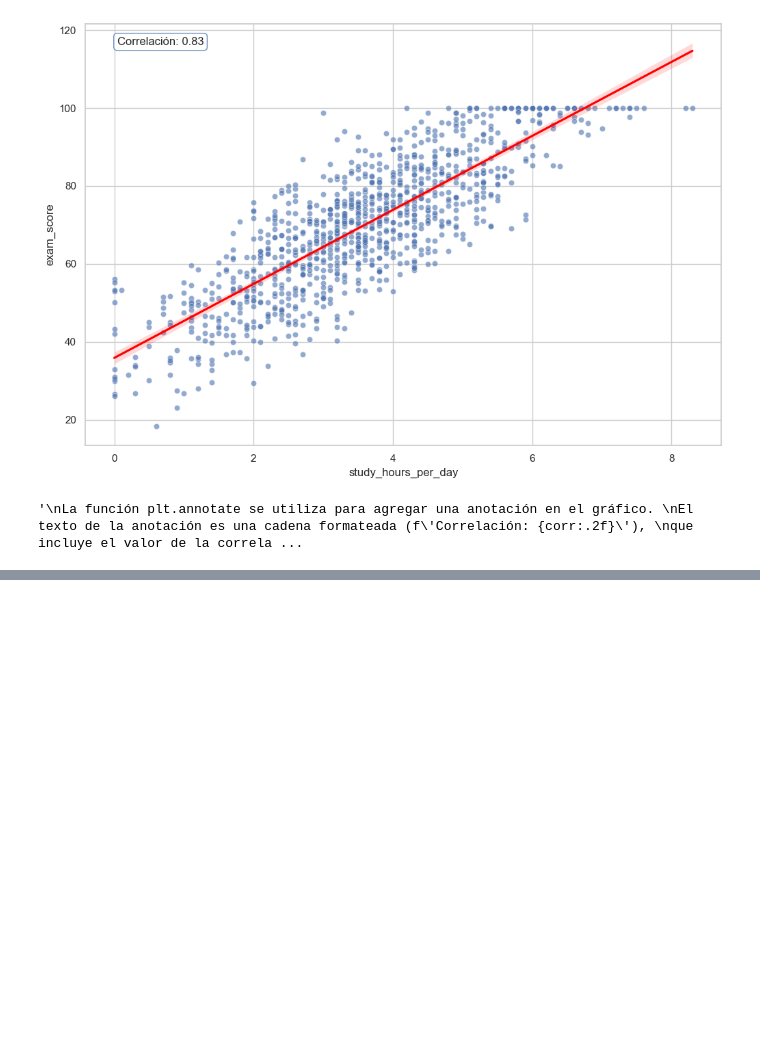
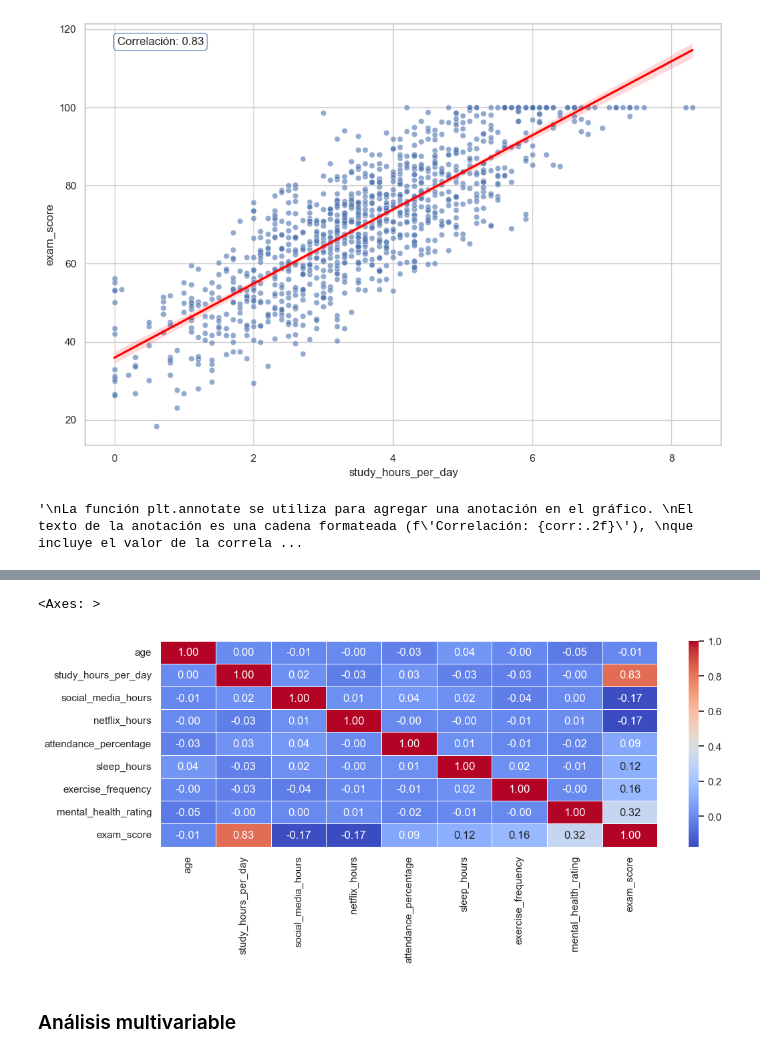
Before and after one commit to Natarcos/EDA-Habitos-estudiantes, a Jupyter notebook: Preprocesamiento/PRE_habitos-estudiantes.ipynb, the cells around one changed output, grey strips where cells are left out. Saved outputs shown, nothing was run; the diff lists cells and outputs as text; code cells hidden in the pictures; blank space fills up the shorter version.

```diff
--- a/Preprocesamiento/PRE_habitos-estudiantes.ipynb
+++ b/Preprocesamiento/PRE_habitos-estudiantes.ipynb
@@ -245,0 +246,19 @@ un borde azul (ec="b"), un grosor de línea de 1 (lw=1) y una transparencia del
+# %%
+#Relación calificaciones y uso de redes sociales
+
+# Crear categorías de horas en redes sociales
+bins = [0, 2, 4, 6, 8]
+labels = ['0-2', '2-4', '4-6', '6-8']
+df['social_media_category'] = pd.cut(df['social_media_hours'], bins=bins, labels=labels, right=False)
+
+# Crear el gráfico de caja
+fig = px.box(
+    df,
+    x='social_media_category',
+    y='exam_score',
+    color='social_media_category',
+    title='Distribución de calificaciones por categoría de horas en redes sociales',
+    labels={'social_media_category': 'Horas en redes sociales', 'exam_score': 'Calificaciones en exámenes'}
+)
+
+fig.show()
@@ -257,0 +340,8 @@ un borde azul (ec="b"), un grosor de línea de 1 (lw=1) y una transparencia del
+# %%
+var_num = df.select_dtypes(include=[np.number]).columns.tolist()
+sns.heatmap(df[var_num].corr(), annot=True, cmap='coolwarm', fmt='.2f', linewidths=0.5)
+# %% [output]
+<Axes: >
+[figure, added]
+# %% [markdown]
+### Análisis multivariable
```
Also changed, not shown: parts of 17 cells of this notebook.
